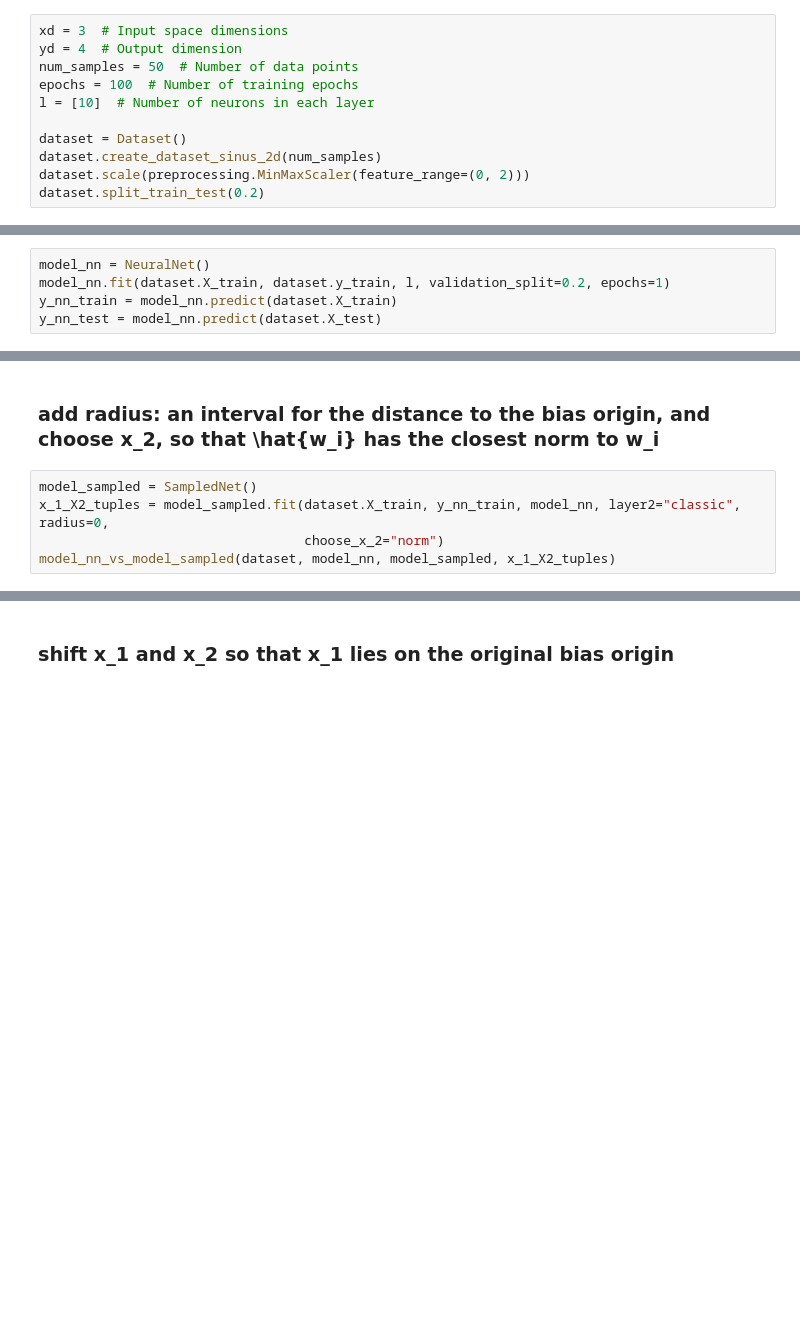
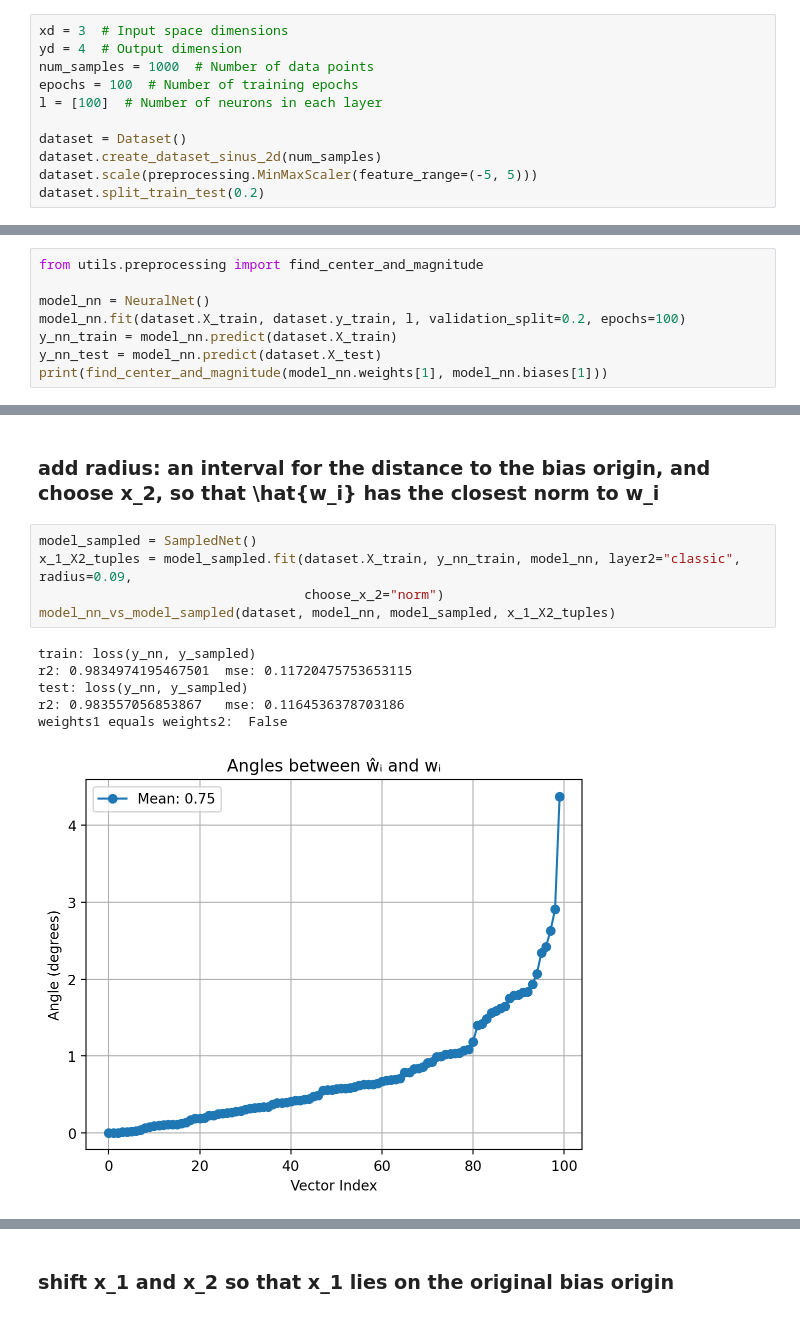
Before and after one commit to DhiaBou/sampled-networks, a Jupyter notebook: notebooks/adam_to_samped.ipynb, the cells around one changed output, grey strips where cells are left out. Drawn from its saved outputs; the diff is of its cells as text; blank space fills up the shorter version.

```diff
--- a/notebooks/adam_to_samped.ipynb
+++ b/notebooks/adam_to_samped.ipynb
@@ -11,11 +11,11 @@ from view.visualizer import *
 # %%
 xd = 3  # Input space dimensions
 yd = 4  # Output dimension
-num_samples = 50  # Number of data points
+num_samples = 1000  # Number of data points
 epochs = 100  # Number of training epochs
-l = [10]  # Number of neurons in each layer
+l = [100]  # Number of neurons in each layer
 
 dataset = Dataset()
 dataset.create_dataset_sinus_2d(num_samples)
-dataset.scale(preprocessing.MinMaxScaler(feature_range=(0, 2)))
+dataset.scale(preprocessing.MinMaxScaler(feature_range=(-5, 5)))
 dataset.split_train_test(0.2)
@@ -22,7 +24,10 @@ dataset.split_train_test(0.2)
 # %% [markdown]
 # Neural Network training with Adam
 # %%
+from utils.preprocessing import find_center_and_magnitude
+
 model_nn = NeuralNet()
-model_nn.fit(dataset.X_train, dataset.y_train, l, validation_split=0.2, epochs=1)
+model_nn.fit(dataset.X_train, dataset.y_train, l, validation_split=0.2, epochs=100)
 y_nn_train = model_nn.predict(dataset.X_train)
 y_nn_test = model_nn.predict(dataset.X_test)
+print(find_center_and_magnitude(model_nn.weights[1], model_nn.biases[1]))
@@ -38,6 +56,13 @@ model_nn_vs_model_sampled(dataset, model_nn, model_sampled, x_1_X2_tuples)
 ### add radius: an interval for the distance to the bias origin, and choose x_2, so that \hat{w_i} has the closest norm to w_i
 # %%
 model_sampled = SampledNet()
-x_1_X2_tuples = model_sampled.fit(dataset.X_train, y_nn_train, model_nn, layer2="classic", radius=0,
+x_1_X2_tuples = model_sampled.fit(dataset.X_train, y_nn_train, model_nn, layer2="classic", radius=0.09,
                                   choose_x_2="norm")
 model_nn_vs_model_sampled(dataset, model_nn, model_sampled, x_1_X2_tuples)
+# %% [output]
+train: loss(y_nn, y_sampled)
+r2: 0.9834974195467501  mse: 0.11720475753653115
+test: loss(y_nn, y_sampled)
+r2: 0.983557056853867   mse: 0.1164536378703186
+weights1 equals weights2:  False
+[figure, added]
```
Also changed, not shown: parts of 8 cells of this notebook, 4 other files.
